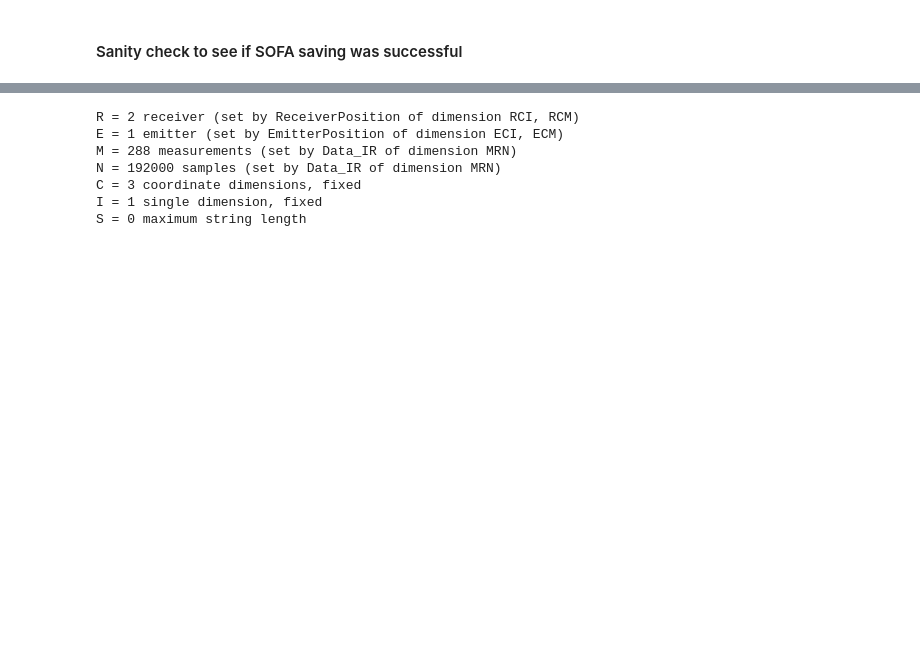
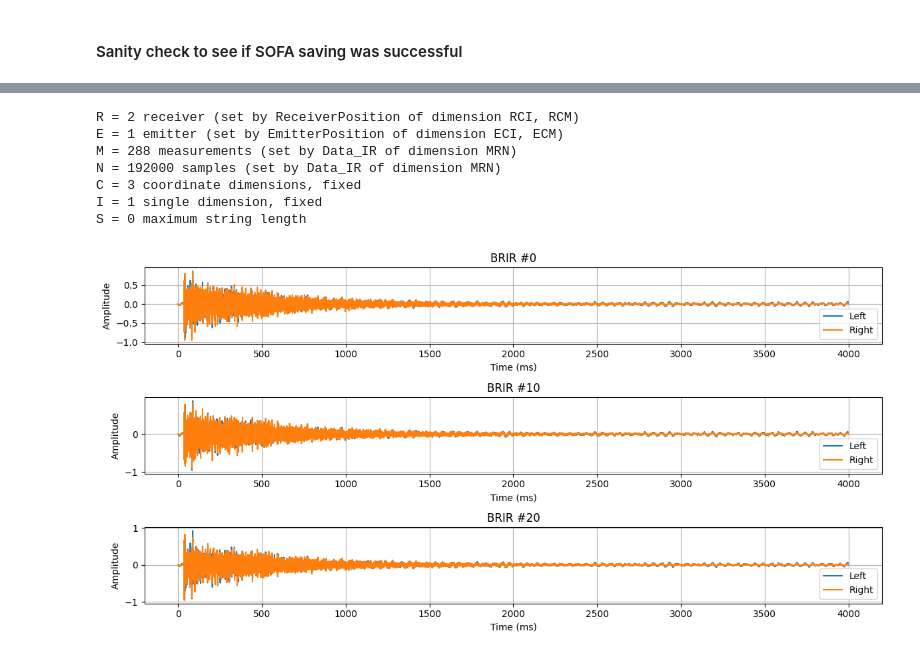
Before and after one commit to gpapadimitri/VAIAWorkshop25Public, a Jupyter notebook: notebooks/lecture08.ipynb, the cells around one changed output, grey strips where cells are left out. Drawn from its saved outputs; the diff is of its cells as text; code cells hidden in the pictures; blank space fills up the shorter version.

```diff
--- a/notebooks/lecture08.ipynb
+++ b/notebooks/lecture08.ipynb
@@ -180,5 +180,25 @@ sofa_writer.write_to_file(brir_sofa_path)
 # %%
 sofa_reader = HRIRReader(brir_sofa_path)
 
+fs = sofa_reader.fs
+brirs = sofa_reader.ir_data  # shape: (M, 2, N)
+times = np.arange(brirs.shape[2]) / fs
+
 # plot a few BRIRs
+example_indices = [0, 10, 20]
+
+# Plot
+plt.figure(figsize=(12, 6))
+for i, idx in enumerate(example_indices):
+    plt.subplot(len(example_indices), 1, i + 1)
+    plt.plot(times * 1000, brirs[idx, 0], label='Left')
+    plt.plot(times * 1000, brirs[idx, 1], label='Right')
+    plt.title(f'BRIR #{idx}')
+    plt.xlabel('Time (ms)')
+    plt.ylabel('Amplitude')
+    plt.legend()
+    plt.grid(True)
+
+plt.tight_layout()
+plt.show()
 # %% [output]
@@ -187,7 +207,8 @@ sofa_reader = HRIRReader(brir_sofa_path)
 R = 2 receiver (set by ReceiverPosition of dimension RCI, RCM)
 E = 1 emitter (set by EmitterPosition of dimension ECI, ECM)
 M = 288 measurements (set by Data_IR of dimension MRN)
 N = 192000 samples (set by Data_IR of dimension MRN)
 C = 3 coordinate dimensions, fixed
 I = 1 single dimension, fixed
 S = 0 maximum string length
+[figure, added]
```
Also changed, not shown: parts of 1 cell of this notebook.
